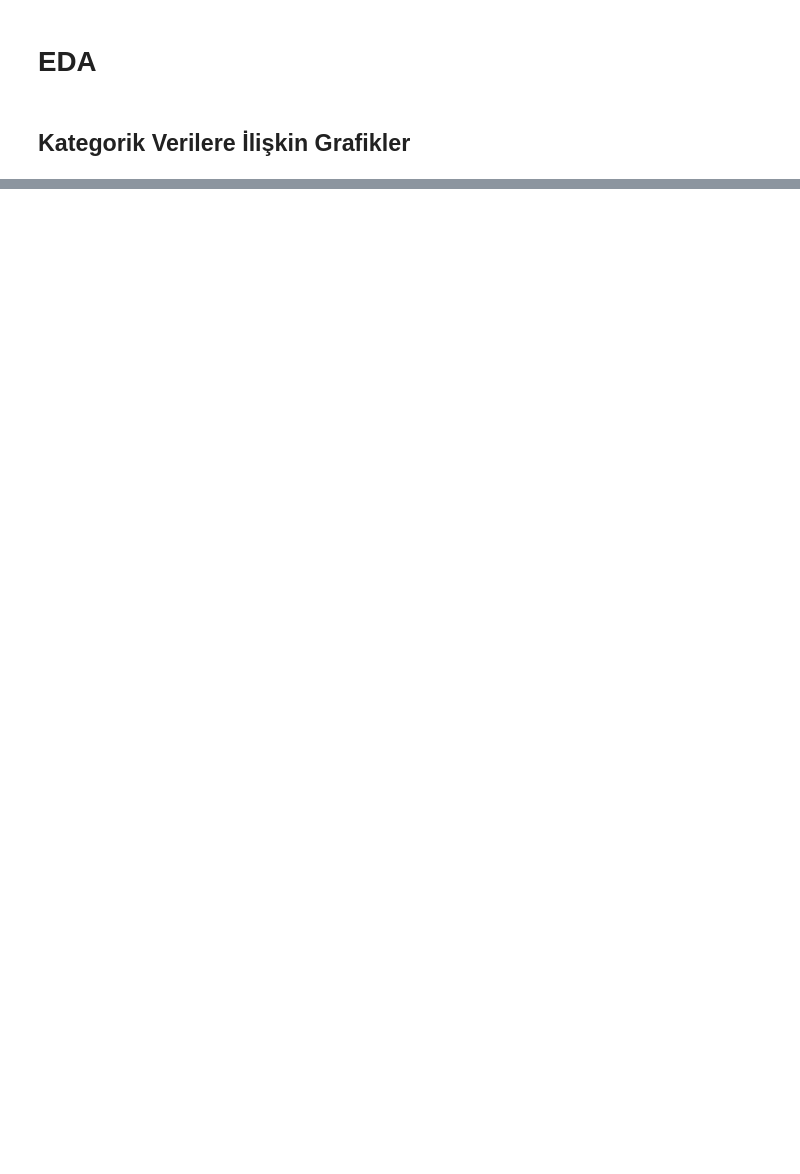
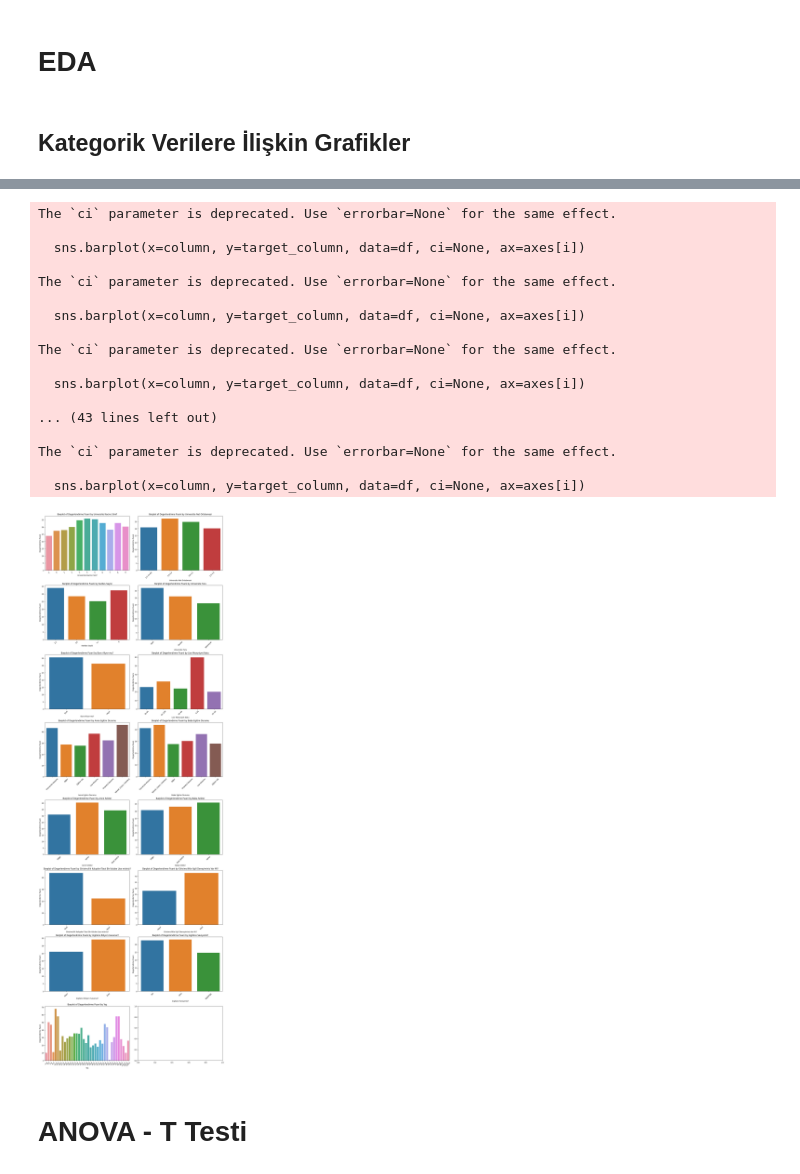
Before and after one commit to bedirhan420/B-y-kVeriliYa-amlar, a Jupyter notebook: main.ipynb, the cells around one changed output, grey strips where cells are left out. Drawn from its saved outputs; the diff is of its cells as text; code cells hidden in the pictures; blank space fills up the shorter version.

```diff
--- a/main.ipynb
+++ b/main.ipynb
@@ -684,0 +905,56 @@ For example, when doing 'df[col].method(value, inplace=True)', try using 'df.met
+# %%
+def plot_barplots(df, target_column):
+    columns = [
+    'Universite Kacinci Sinif',
+    'Universite Not Ortalamasi',
+    'Kardes Sayisi',
+    'Universite Turu',
+    'Burs Aliyor mu?',
+    'Lise Mezuniyet Notu',
+    'Anne Egitim Durumu',
+    'Baba Egitim Durumu',
+    'Anne Sektor',
+    'Baba Sektor',
+    'Girisimcilik Kulupleri Tarzi Bir Kulube Uye misiniz?',
+    'Girisimcilikle Ilgili Deneyiminiz Var Mi?',
+    'Ingilizce Biliyor musunuz?',
+    'Ingilizce Seviyeniz?',
+    'Yaş'
+]
+    # Kategorik değişkenleri seçme
+    num_plots = len(columns)
+
+    # Subplot sayısını belirleme
+    fig, axes = plt.subplots(nrows=(num_plots + 1) // 2, ncols=2, figsize=(15, num_plots * 3), constrained_layout=True)
+    axes = axes.flatten()
+
+    # Her kategorik değişken için bir barplot çizme
+    for i, column in enumerate(columns):
+        sns.barplot(x=column, y=target_column, data=df, ci=None, ax=axes[i])
+        axes[i].set_title(f'Barplot of {target_column} by {column}')
+        axes[i].tick_params(axis='x', rotation=45)
+
+    plt.show()
+
+plot_barplots(train_df, 'Degerlendirme Puani')
+# %% [output]
+The `ci` parameter is deprecated. Use `errorbar=None` for the same effect.
+
+  sns.barplot(x=column, y=target_column, data=df, ci=None, ax=axes[i])
+
+The `ci` parameter is deprecated. Use `errorbar=None` for the same effect.
+
+  sns.barplot(x=column, y=target_column, data=df, ci=None, ax=axes[i])
+
+The `ci` parameter is deprecated. Use `errorbar=None` for the same effect.
+
+  sns.barplot(x=column, y=target_column, data=df, ci=None, ax=axes[i])
+
+... (43 lines left out)
+
+The `ci` parameter is deprecated. Use `errorbar=None` for the same effect.
+
+  sns.barplot(x=column, y=target_column, data=df, ci=None, ax=axes[i])
+[figure, added]
+# %% [markdown]
+# ANOVA - T Testi
```
Also changed, not shown: parts of 32 cells of this notebook.
